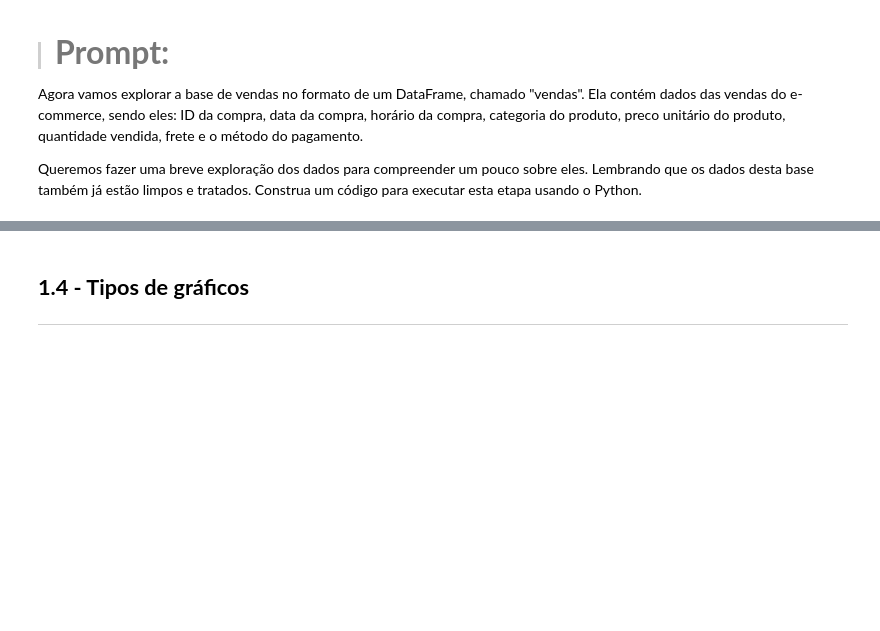
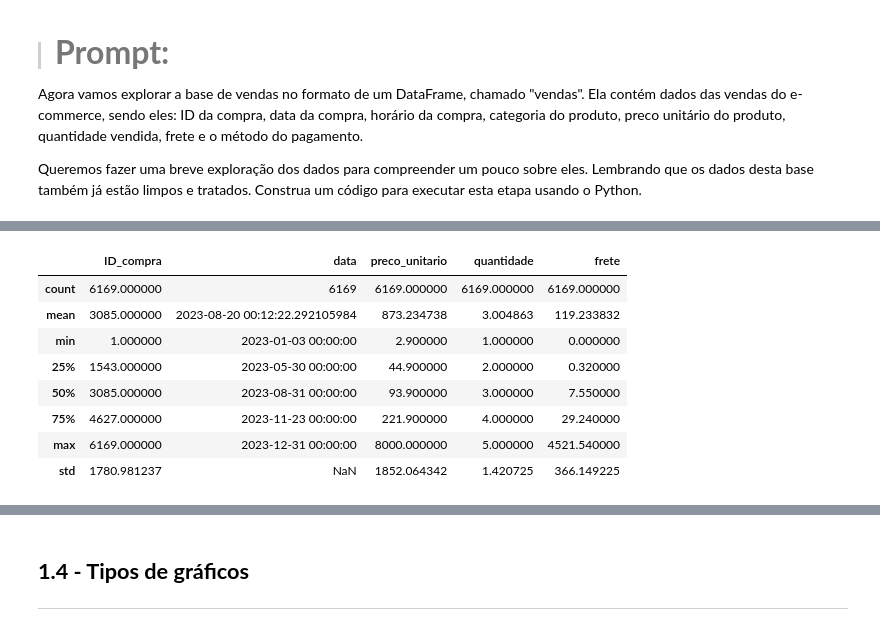
Before and after one commit to TheGabrielVieira/ia-datascience-dataviz, a Jupyter notebook: notebooks/Projeto_IA_aplicada_a_Data_Science.ipynb, the cells around one changed output, grey strips where cells are left out. Cells and saved outputs as stored; diff of their text form; code cells hidden in the pictures; blank space fills up the shorter version.

```diff
--- a/notebooks/Projeto_IA_aplicada_a_Data_Science.ipynb
+++ b/notebooks/Projeto_IA_aplicada_a_Data_Science.ipynb
@@ -96,0 +208,13 @@ Queremos fazer uma breve exploração dos dados para compreender um pouco sobre
+# %%
+# Resumo estatístico das variáveis numéricas
+vendas.describe()
+# %% [output]
+|  | ID_compra | data | preco_unitario | quantidade | frete |
+| count | 6169.000000 | 6169 | 6169.000000 | 6169.000000 | 6169.000000 |
+| mean | 3085.000000 | 2023-08-20 00:12:22.292105984 | 873.234738 | 3.004863 | 119.233832 |
+| min | 1.000000 | 2023-01-03 00:00:00 | 2.900000 | 1.000000 | 0.000000 |
+| 25% | 1543.000000 | 2023-05-30 00:00:00 | 44.900000 | 2.000000 | 0.320000 |
+| 50% | 3085.000000 | 2023-08-31 00:00:00 | 93.900000 | 3.000000 | 7.550000 |
+| 75% | 4627.000000 | 2023-11-23 00:00:00 | 221.900000 | 4.000000 | 29.240000 |
+| max | 6169.000000 | 2023-12-31 00:00:00 | 8000.000000 | 5.000000 | 4521.540000 |
+| std | 1780.981237 | NaN | 1852.064342 | 1.420725 | 366.149225 |
```
Also changed, not shown: parts of 18 cells of this notebook.
